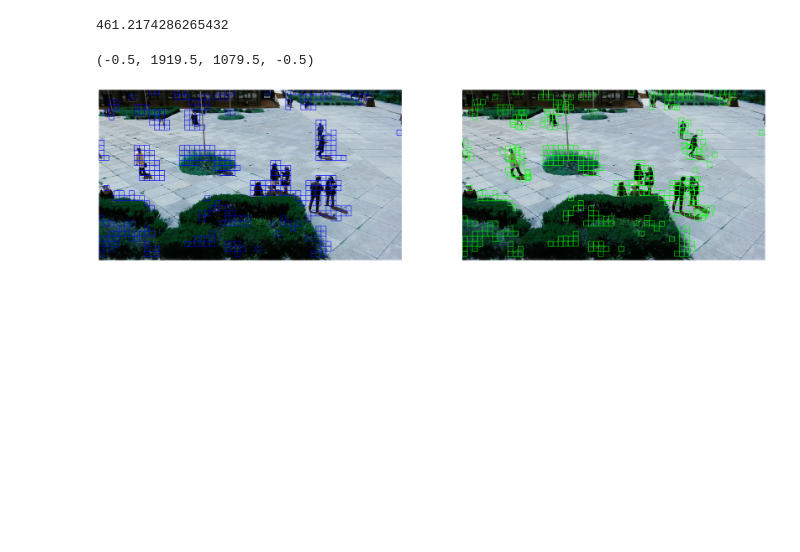
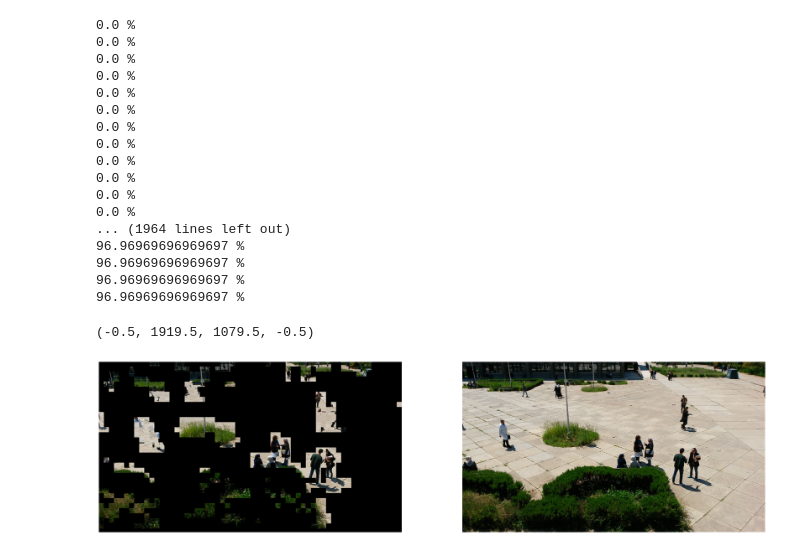
Before and after one commit to segganeadel/USTHB-Projects, a Jupyter notebook: M1/multimedia/movement-detection/box2.ipynb, the cells around one changed output. Drawn from its saved outputs; the diff is of its cells as text; code cells hidden in the pictures; blank space fills up the shorter version.

```diff
--- a/M1/multimedia/movement-detection/box2.ipynb
+++ b/M1/multimedia/movement-detection/box2.ipynb
@@ -90,63 +89,70 @@ image2 = "image092.png"
 img1 = cv2.imread(image1)
 img2 = cv2.imread(image2)
 
+img = np.zeros((img1.shape[0],img1.shape[1],3)).astype(np.uint8)
 
-Timg1 = cv2.cvtColor(img1, cv2.COLOR_BGR2XYZ)
+
+Timg1 = cv2.cvtColor(img1, cv2.COLOR_BGR2YCrCb)
 Yimg1 = Timg1[:,:,0]
 
-Timg2 = cv2.cvtColor(img2, cv2.COLOR_BGR2XYZ)
+Timg2 = cv2.cvtColor(img2, cv2.COLOR_BGR2YCrCb)
 Yimg2 = Timg2[:,:,0]
 
 
 width = Yimg1.shape[1]
 height = Yimg1.shape[0]
-
-print(MSE(Yimg1,Yimg2))
-# %% [output]
-461.2174286265432
 # %%
 limitX = width - (width % bloc_height)
 limitY = height- (height % bloc_height)
 
 for y in range (0,limitY,bloc_height):
     for x in range(0,limitX,bloc_width):
+        print((y/limitY)*100,"%")
         topLeftX = x
         topLeftY = y
         bottomRightX = x+bloc_width
         bottomRightY = y+bloc_height
         bloc1 = Yimg1[topLeftY:bottomRightY,topLeftX:bottomRightX]
         bloc2 = Yimg2[topLeftY:bottomRightY,topLeftX:bottomRightX]
         if seuil < MSE(bloc1,bloc2):
             coordinates = [(topLeftX,topLeftY),(bottomRightX,bottomRightY)]
-            draw_redBox(img1,coordinates)
+            #draw_redBox(img1,coordinates)
             searchBox = get_searchBox(coordinates,width,height,span)
             greenBox = search(bloc1,searchBox,Yimg2,bloc_width,bloc_height)
             #greenBox = binarySearch(bloc1,searchBox,Yimg2,bloc_width,bloc_height,width,height,span//2)
-            draw_greenBox(img2,greenBox)
+            #draw_greenBox(img2,greenBox)
+            img[topLeftY:bottomRightY,topLeftX:bottomRightX] = img1[greenBox[0][1]:greenBox[1][1],greenBox[0][0]:greenBox[1][0]]
 
-""" x,y=240,360
-coordinates = [(x,y),(x+bloc_width,y+bloc_height)]
-bloc1 = Yimg1[y:y+bloc_height,x:x+bloc_width]
-draw_redBox(img1,coordinates)
-searchBox = get_searchBox(coordinates,width,height,span)
-draw_redBox(img2,searchBox)
-greenBox = search(bloc1,searchBox,Yimg2,bloc_width,bloc_height)
-#greenBox = binarySearch(bloc1,searchBox,Yimg2,bloc_width,bloc_height,width,height,span//2)
-draw_greenBox(img2,greenBox)
- """
 
 rows = 1
 columns = 2
 
-fig = plt.figure(figsize = (30,20))
+fig = plt.figure(figsize = (30,25))
 
 fig.add_subplot(rows, columns, 1)
-plt.imshow(img1)
+plt.imshow(cv2.cvtColor(img, cv2.COLOR_BGR2RGB))
 plt.axis('off')
 
 fig.add_subplot(rows, columns, 2)
-plt.imshow(img2)
+plt.imshow(cv2.cvtColor(img2, cv2.COLOR_BGR2RGB))
 plt.axis('off')
 # %% [output]
-(-0.5, 1919.5, 1079.5, -0.5)
+0.0 %
+0.0 %
+0.0 %
+0.0 %
+0.0 %
+0.0 %
+0.0 %
+0.0 %
+0.0 %
+0.0 %
+0.0 %
+0.0 %
+... (1964 lines left out)
+96.96969696969697 %
+96.96969696969697 %
+96.96969696969697 %
+96.96969696969697 %
+(-0.5, 1919.5, 1079.5, -0.5)
-[figure, old version]
+[figure, new version]
```
Also changed, not shown: parts of 1 cell of this notebook, 9 other files.
